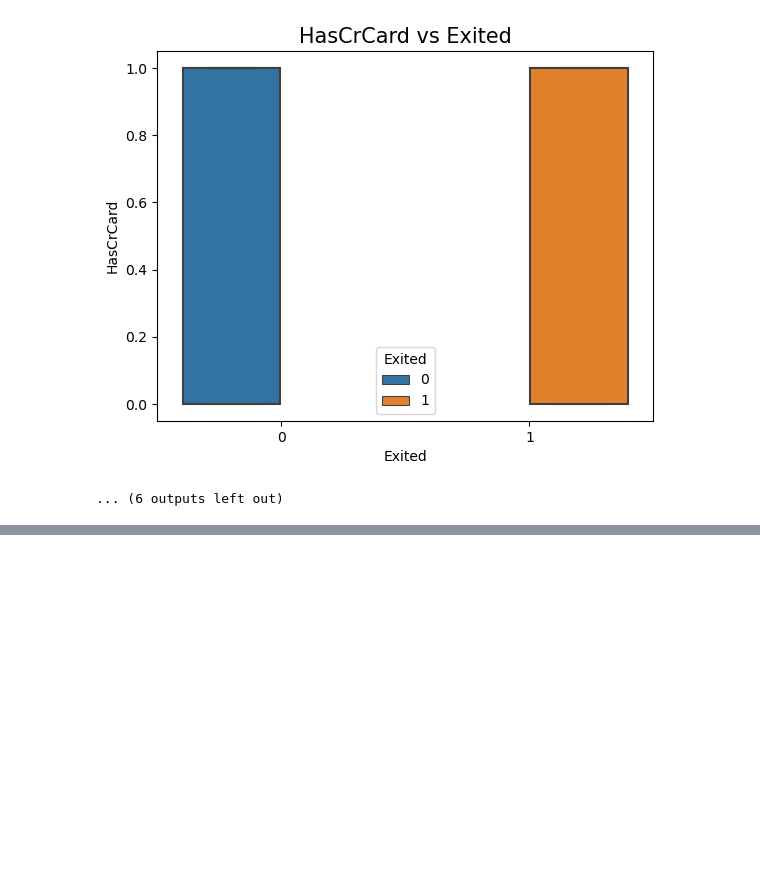
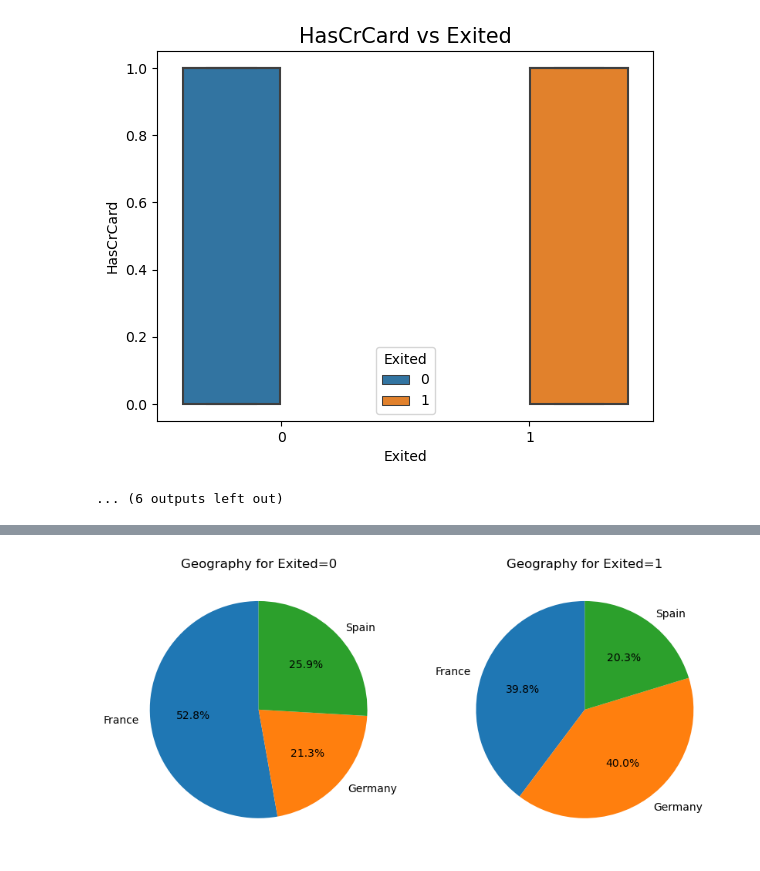
Before and after one commit to abhishekj-growexxer/churn_prediction, a Jupyter notebook: code/1. eda.ipynb, the cells around one changed output, grey strips where cells are left out. Drawn from its saved outputs; the diff is of its cells as text; code cells hidden in the pictures; blank space fills up the shorter version.

```diff
--- a/code/1. eda.ipynb
+++ b/code/1. eda.ipynb
@@ -231,0 +238,4 @@ HasCrCard
+# %%
+plot_pie_chart(df, "Geography", "Exited")
+# %% [output]
+[figure, added]
```
Also changed, not shown: parts of 11 cells of this notebook.
